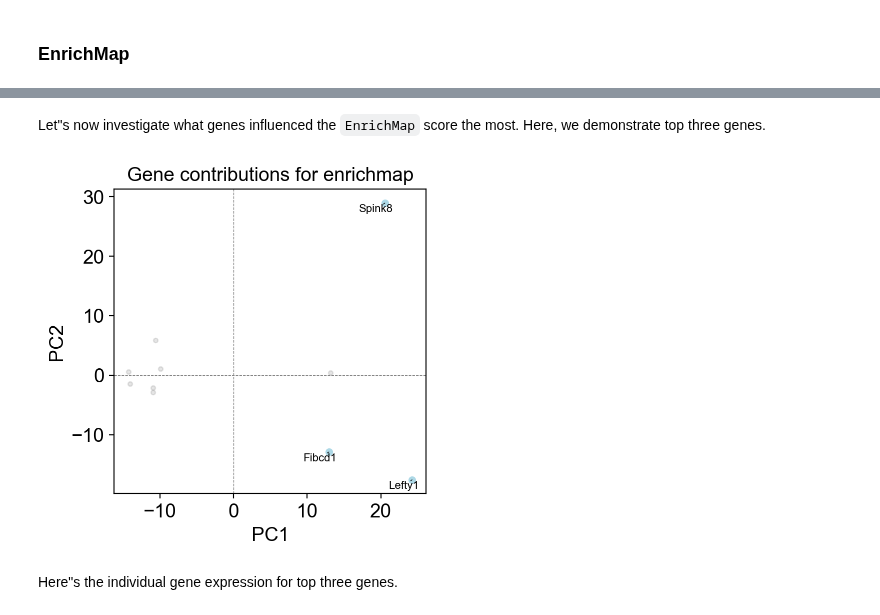
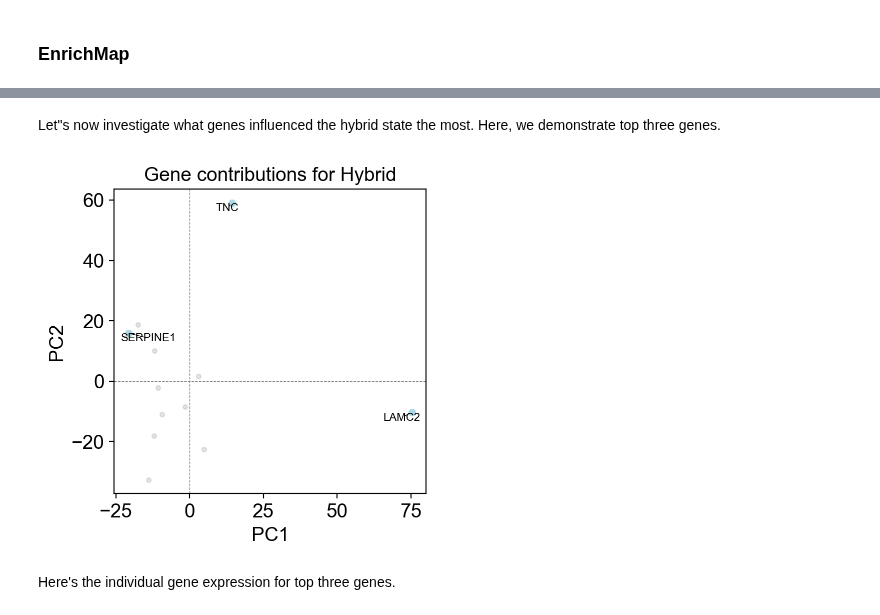
Before and after one commit to secrierlab/EnrichMap, a Jupyter notebook: docs/tutorials/multiple_samples.ipynb, the cells around one changed output, grey strips where cells are left out. Drawn from its saved outputs; the diff is of its cells as text; code cells hidden in the pictures.

```diff
--- a/docs/tutorials/multiple_samples.ipynb
+++ b/docs/tutorials/multiple_samples.ipynb
@@ -26,3 +21,5 @@ adata = sq.datasets.visium_hne_adata()
+# %%
+adata = sc.read_h5ad("adata_slides_0_3.h5ad")
 # %% [markdown]
 As the data shared with raw counts, we normalise the counts.
 # %%
@@ -49,12 +62,12 @@ em.pl.spatial_enrichmap(adata, score_key="enrichmap_score", size=2, img_alpha=0.
 # %% [markdown]
-Let"s now investigate what genes influenced the `EnrichMap` score the most. Here, we demonstrate top three genes.
+Let"s now investigate what genes influenced the hybrid state the most. Here, we demonstrate top three genes.
 # %%
 em.pl.gene_contributions_pca(
     adata,
-    score_key="enrichmap",
+    score_key="Hybrid_score",
     top_n_genes=3
 )
 # %% [output]
-[figure, old version]
+[figure, new version]
 # %% [markdown]
-Here"s the individual gene expression for top three genes.
+Here's the individual gene expression for top three genes.
```
Also changed, not shown: parts of 36 cells of this notebook, 3 other files.
